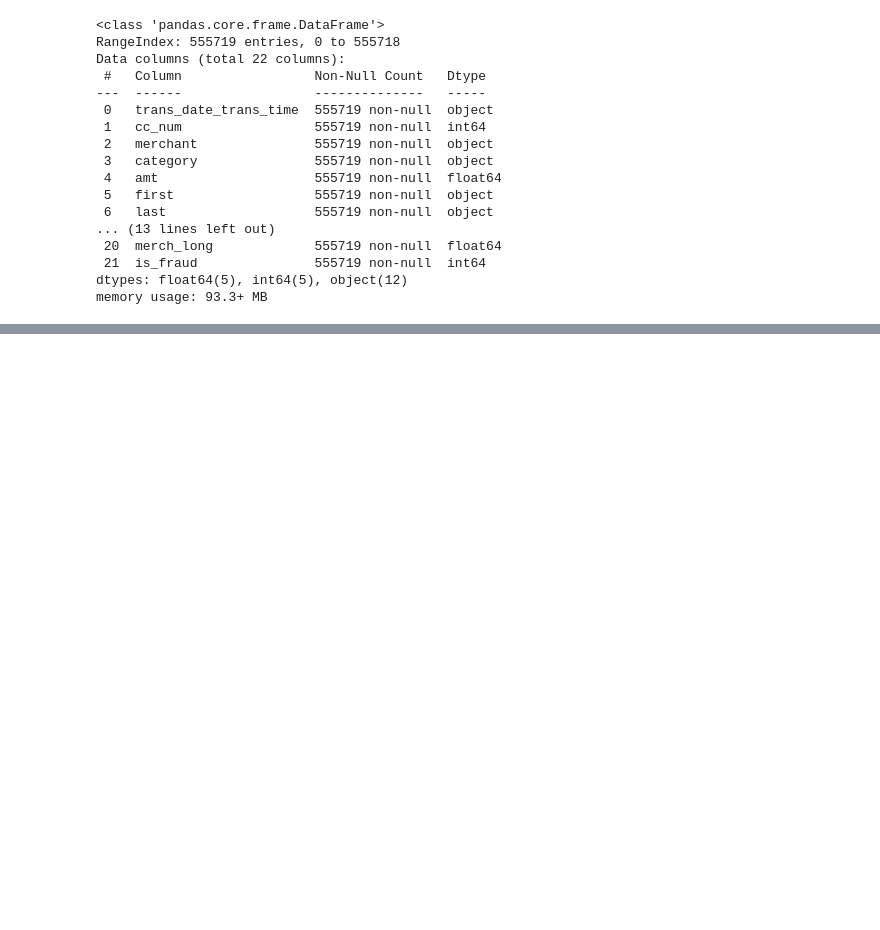
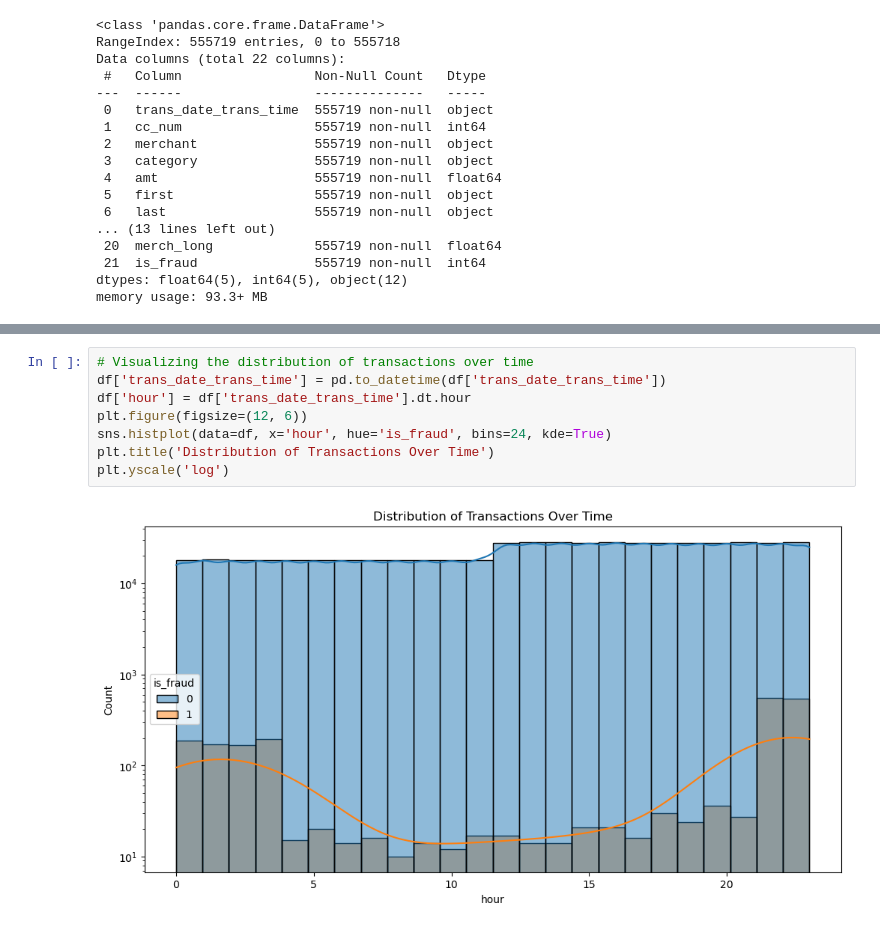
Before and after one commit to thanhdcng/detect-fraudulent-credit-card-transactions, a Jupyter notebook: notebooks/EDA_and_Preprocessing.ipynb, the cells around one changed output, grey strips where cells are left out. Drawn from its saved outputs; the diff is of its cells as text; blank space fills up the shorter version.

```diff
--- a/notebooks/EDA_and_Preprocessing.ipynb
+++ b/notebooks/EDA_and_Preprocessing.ipynb
@@ -54,0 +111,10 @@ memory usage: 93.3+ MB
+# %%
+# Visualizing the distribution of transactions over time
+df['trans_date_trans_time'] = pd.to_datetime(df['trans_date_trans_time'])
+df['hour'] = df['trans_date_trans_time'].dt.hour
+plt.figure(figsize=(12, 6))
+sns.histplot(data=df, x='hour', hue='is_fraud', bins=24, kde=True)
+plt.title('Distribution of Transactions Over Time')
+plt.yscale('log')
+# %% [output]
+[figure, added]
```
Also changed, not shown: parts of 35 cells of this notebook.
